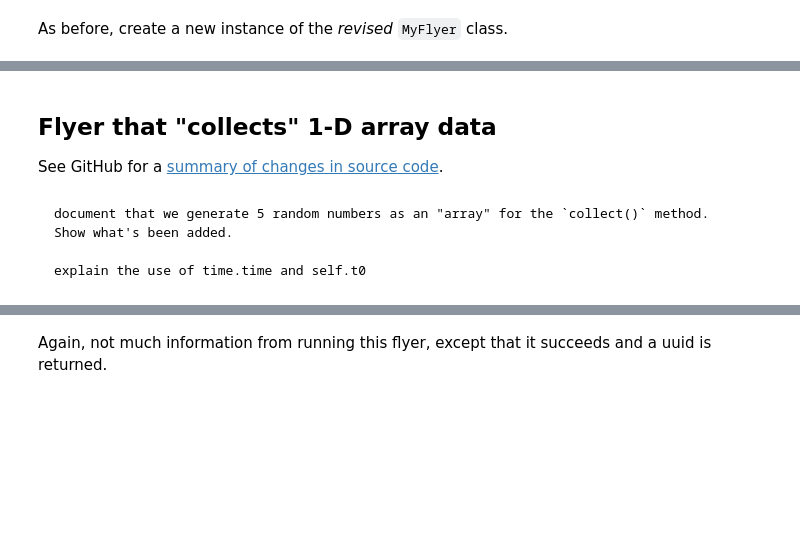
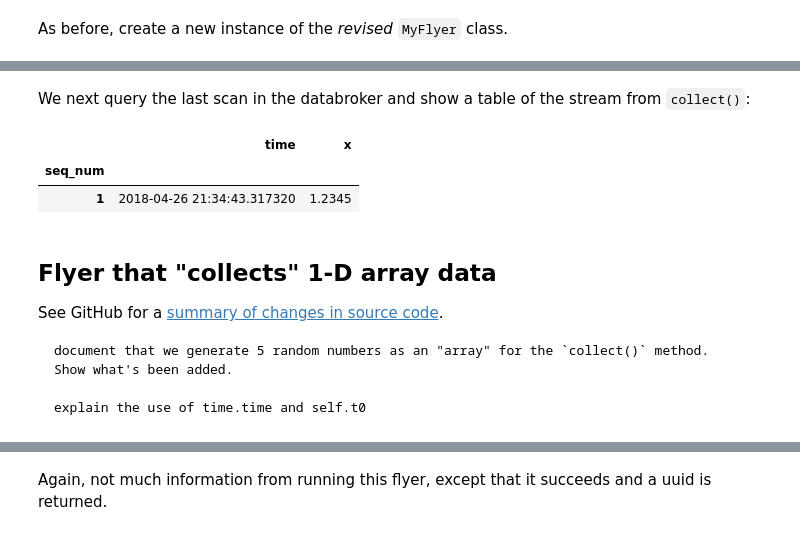
Before and after one commit to prjemian/ipython-mintvm, a Jupyter notebook: profile_bluesky/startup/notebooks/busy_flyer.ipynb, the cells around one changed output, grey strips where cells are left out. Drawn from its saved outputs; the diff is of its cells as text; code cells hidden in the pictures; blank space fills up the shorter version.

````diff
--- a/profile_bluesky/startup/notebooks/busy_flyer.ipynb
+++ b/profile_bluesky/startup/notebooks/busy_flyer.ipynb
@@ -445,13 +462,22 @@ RE(bluesky.plans.fly([ifly]))
+# %% [markdown]
+We next query the last scan in the databroker and show a table of the stream from `collect()`:
+# %%
+h = db[-1]
+h.table(h.stream_names[0])
+# %% [output]
+|  | time | x |
+| seq_num |  |  |
+| 1 | 2018-04-26 21:34:43.317320 | 1.2345 |
 # %% [markdown]
 ## Flyer that "collects" 1-D array data  <a class="anchor" id="simple-1d-array-flyer" />
 
 See GitHub for a [summary of changes in source code](https://github.com/prjemian/ipython_mintvm/compare/388eb30304e51...a0af3ec57a3430e777b3).
+
+```
+document that we generate 5 random numbers as an "array" for the `collect()` method.  Show what's been added.
+
+explain the use of time.time and self.t0
+```
-# %% [markdown]
-```
-document that we generate 5 random numbers as an "array" for the `collect()` method.  Show what's been added.
-
-explain the use of time.time and self.t0
-```
 # %%
 class MyFlyer(ophyd.Device):
     """
````
Also changed, not shown: parts of 24 cells of this notebook.
